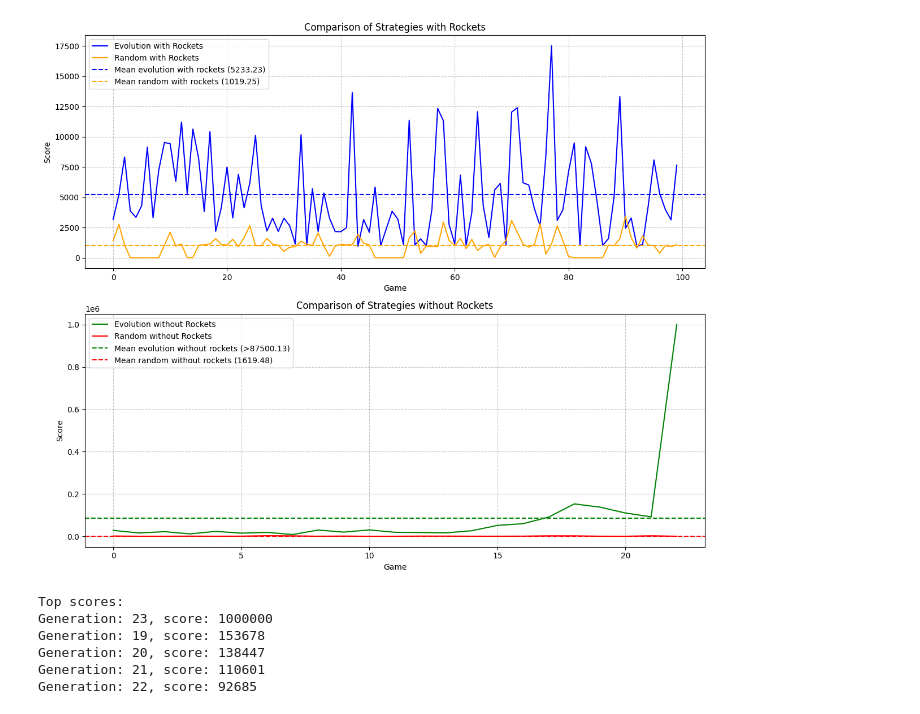
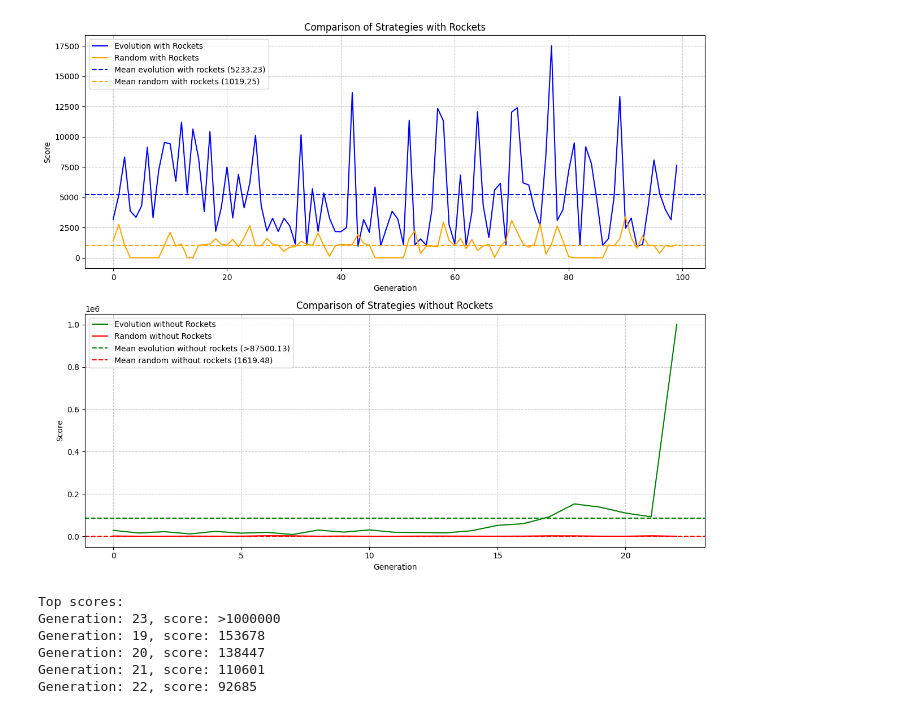
Before and after one commit to ShaharEli/JetpackJoyridePython, a Jupyter notebook: research.ipynb, the cells around one changed output. Saved outputs shown, nothing was run; the diff lists cells and outputs as text; code cells hidden in the pictures.

```diff
--- a/research.ipynb
+++ b/research.ipynb
@@ -36,36 +36,36 @@ fig, (ax1, ax2) = plt.subplots(2, 1, figsize=(12, 10))
 ax1.plot(evolution_scores_with_rockets, label='Evolution with Rockets', color='blue')
 ax1.plot(random_with_rockets, label='Random with Rockets', color='orange')
 # add means
 mean = np.mean(evolution_scores_with_rockets)
 mean_random = np.mean(random_with_rockets)
 ax1.axhline(y=mean, color="blue", linestyle="--", label=f"Mean evolution with rockets ({mean:.2f})")
 ax1.axhline(y=mean_random, color="orange", linestyle="--", label=f"Mean random with rockets ({mean_random:.2f})")
 
 ax1.set_title('Comparison of Strategies with Rockets')
-ax1.set_xlabel('Game')
+ax1.set_xlabel('Generation')
 ax1.set_ylabel('Score')
 ax1.legend()
 ax1.grid(True, linestyle='--', alpha=0.7)
 
 # Plot for strategies without rockets
 ax2.plot(evolution_without_rockets, label='Evolution without Rockets', color='green')
 ax2.plot(random_without_rockets, label='Random without Rockets', color='red')
 ax2.set_title('Comparison of Strategies without Rockets')
-ax2.set_xlabel('Game')
+ax2.set_xlabel('Generation')
 ax2.set_ylabel('Score')
 # add means
 mean = np.mean(evolution_without_rockets)
 mean_random = np.mean(random_without_rockets)
 ax2.axhline(y=mean, color="green", linestyle="--", label=f"Mean evolution without rockets (>{mean:.2f})")
 ax2.axhline(y=mean_random, color="red", linestyle="--", label=f"Mean random without rockets ({mean_random:.2f})")
 ax2.legend()
 ax2.grid(True, linestyle='--', alpha=0.7)
 
 # Adjust layout and show the plots
 plt.tight_layout()
 plt.show()
 # %% [output]
-[figure, old version]
+[figure, new version]
 # %%
 data =  json.load(open("evolution_agent_without_rockets_scores.json", "r"))
 # %%
@@ -80,10 +80,10 @@ def top_scores(data, n=5):
 top_scores_results = top_scores(data)
 print("Top scores:")
 for i, score in top_scores_results:
-    print(f"Generation: {i+1}, score: {">" if score ==MAX_SCORE}{score}")
+    print(f"Generation: {i+1}, score: {'>' if score ==MAX_SCORE else ''}{score}")
 # %% [output]
 Top scores:
-Generation: 23, score: 1000000
+Generation: 23, score: >1000000
 Generation: 19, score: 153678
 Generation: 20, score: 138447
 Generation: 21, score: 110601
```
Also changed, not shown: 3 other files.
